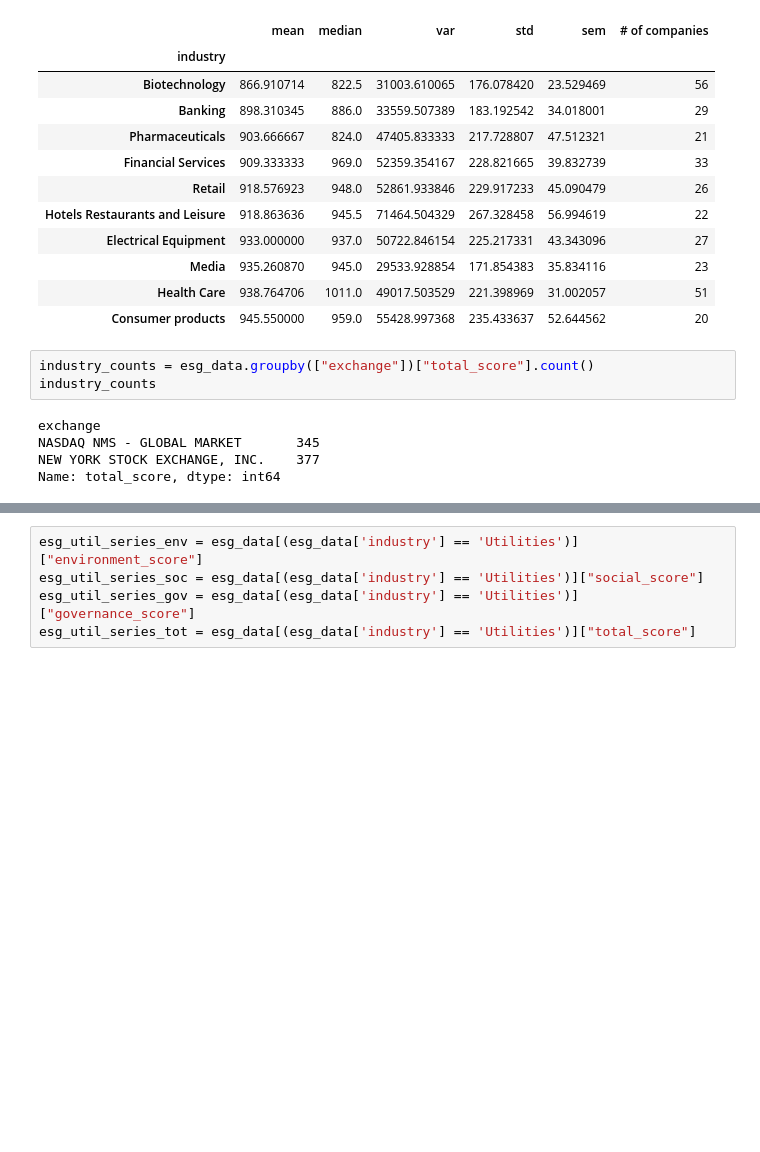
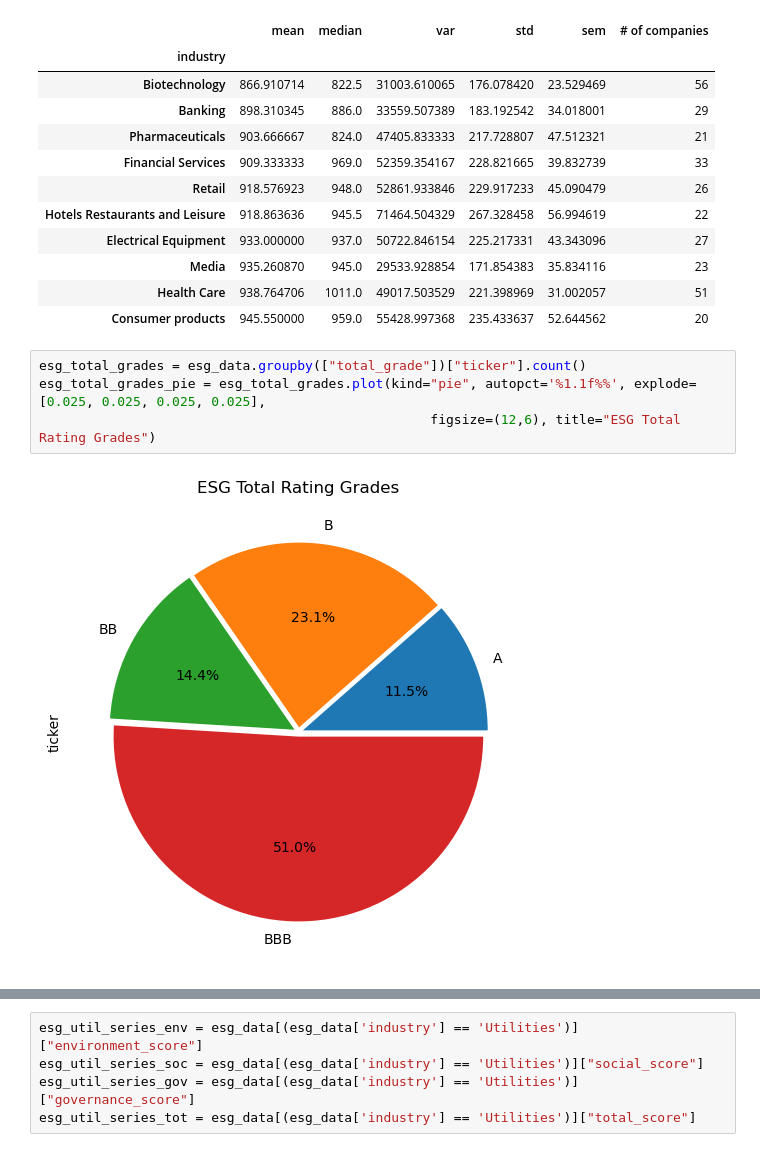
Before and after one commit to r-swift/Group-4-Project-1, a Jupyter notebook: ESG.ipynb, the cells around one changed output, grey strips where cells are left out. Saved outputs shown, nothing was run; the diff lists cells and outputs as text; blank space fills up the shorter version.

```diff
--- a/ESG.ipynb
+++ b/ESG.ipynb
@@ -203,14 +200,12 @@ bottom_esg_stats.head(10)
 | Media | 935.260870 | 945.0 | 29533.928854 | 171.854383 | 35.834116 | 23 |
 | Health Care | 938.764706 | 1011.0 | 49017.503529 | 221.398969 | 31.002057 | 51 |
 | Consumer products | 945.550000 | 959.0 | 55428.997368 | 235.433637 | 52.644562 | 20 |
-# %%
-industry_counts = esg_data.groupby(["exchange"])["total_score"].count()
-industry_counts
-# %% [output]
-exchange
-NASDAQ NMS - GLOBAL MARKET       345
-NEW YORK STOCK EXCHANGE, INC.    377
-Name: total_score, dtype: int64
+# %%
+esg_total_grades = esg_data.groupby(["total_grade"])["ticker"].count()
+esg_total_grades_pie = esg_total_grades.plot(kind="pie", autopct='%1.1f%%', explode=[0.025, 0.025, 0.025, 0.025],
+                                                  figsize=(12,6), title="ESG Total Rating Grades")
+# %% [output]
+[figure, added]
 # %%
 esg_enviro_grades = esg_data.groupby(["environment_grade"])["ticker"].count()
 esg_enviro_grades_pie = esg_enviro_grades.plot(kind="pie", autopct='%1.1f%%', explode=[0.025, 0.025, 0.025, 0.025, 0.025],
```
Also changed, not shown: parts of 11 cells of this notebook.
